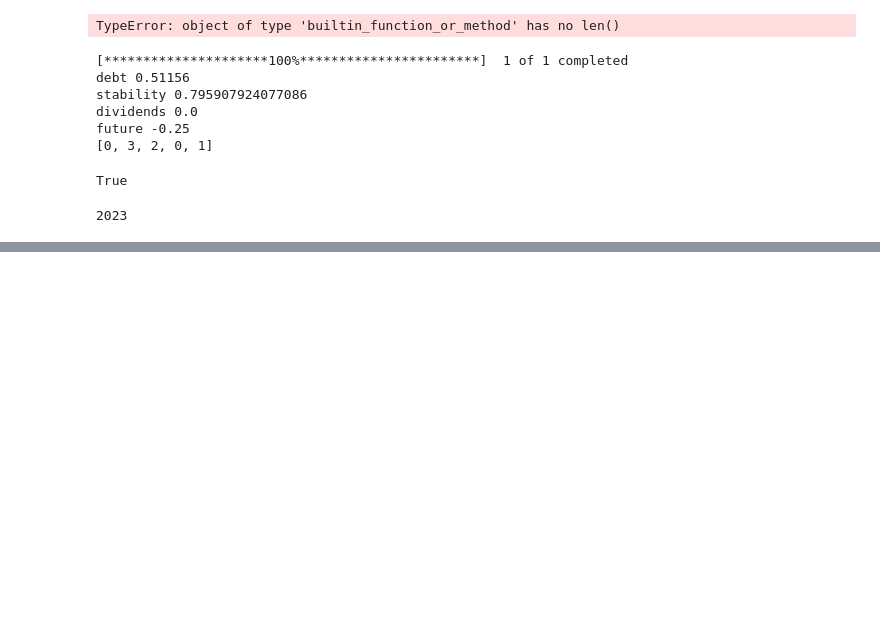
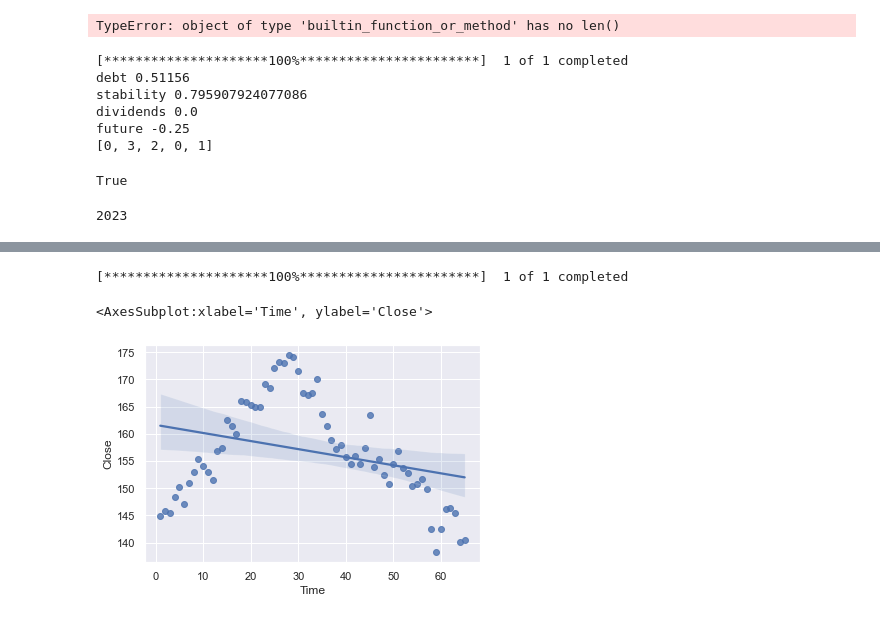
Before and after one commit to Ravdar/tickery, a Jupyter notebook: data_project.ipynb, the cells around one changed output, grey strips where cells are left out. Saved outputs shown, nothing was run; the diff lists cells and outputs as text; code cells hidden in the pictures; blank space fills up the shorter version.

```diff
--- a/data_project.ipynb
+++ b/data_project.ipynb
@@ -614,0 +815,27 @@ print(current_year)
+# %%
+import plotly.express as px
+import matplotlib.pyplot as plt
+import yfinance as yf
+import numpy as np
+import pandas as pd
+import seaborn as sb
+sb.set()
+
+data= pd.DataFrame(yf.download(
+            tickers="AAPL",
+            interval="1d",
+            period="1y",
+
+        ))
+time = np.arange(1, len(data)+1)
+data["Time"] = time
+data = data[["Time", "Close"]]
+data = round(data,2)
+reg = np.polyfit(data["Time"], data["Close"], deg=1)
+trend = np.polyval(reg, data["Time"])
+std = data["Close"].std()
+sb.regplot(x="Time", y="Close", fit_reg=True, data=data[:65])
+# %% [output]
+[*********************100%***********************]  1 of 1 completed
+<AxesSubplot:xlabel='Time', ylabel='Close'>
+[figure, added]
```
Also changed, not shown: parts of 10 cells of this notebook, 4 other files.
